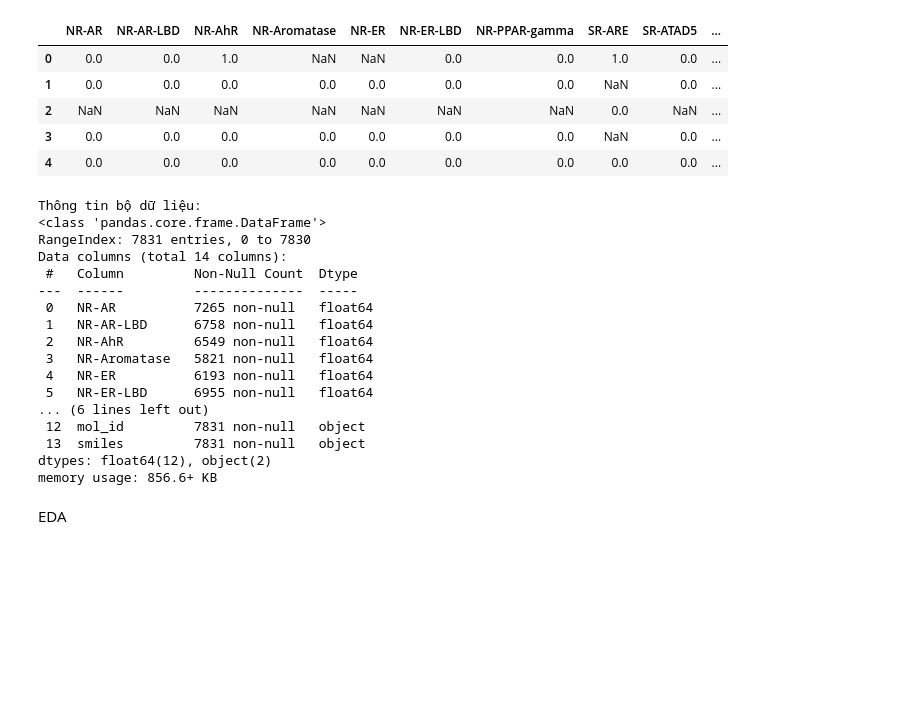
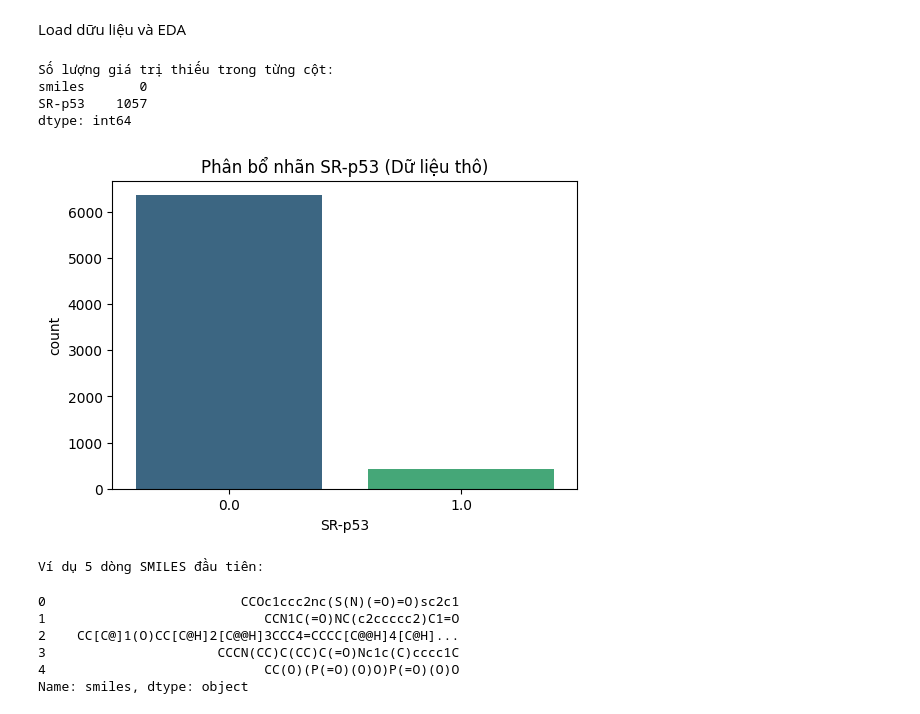
Before and after one commit to HuyVuCS/GroupLab_DrugDiscovery, a Jupyter notebook: Drug Discovery.ipynb, the cells around one changed output. Saved outputs shown, nothing was run; the diff lists cells and outputs as text; code cells hidden in the pictures; blank space fills up the shorter version.

```diff
--- a/Drug Discovery.ipynb
+++ b/Drug Discovery.ipynb
@@ -47,35 +48,31 @@ Requirement already satisfied: six>=1.5 in c:\users\acer\appdata\local\programs\
+# %% [markdown]
+Load dữu liệu và EDA
 # %%
 df = pd.read_csv('tox21.csv')
 
-# Hiển thị 5 dòng đầu tiên
-display(df.head())
+# 1. Kiểm tra giá trị thiếu (NaN)
+print("Số lượng giá trị thiếu trong từng cột:")
+print(df[['smiles', 'SR-p53']].isnull().sum())
 
-# Hiển thị thông tin tổng quan để xem có bao nhiêu cột numeric, bao nhiêu cột object
-print("\nThông tin bộ dữ liệu:")
-df.info()
+# 2. Kiểm tra phân bổ nhãn (trước khi lọc)
+plt.figure(figsize=(6, 4))
+sns.countplot(x='SR-p53', data=df, palette='viridis')
+plt.title('Phân bổ nhãn SR-p53 (Dữ liệu thô)')
+plt.show()
+
+# 3. Xem thử một vài cấu trúc SMILES thô
+print("Ví dụ 5 dòng SMILES đầu tiên:")
+display(df['smiles'].head())
 # %% [output]
-|  | NR-AR | NR-AR-LBD | NR-AhR | NR-Aromatase | NR-ER | NR-ER-LBD | NR-PPAR-gamma | SR-ARE | SR-ATAD5 | ... |
-| 0 | 0.0 | 0.0 | 1.0 | NaN | NaN | 0.0 | 0.0 | 1.0 | 0.0 | ... |
-| 1 | 0.0 | 0.0 | 0.0 | 0.0 | 0.0 | 0.0 | 0.0 | NaN | 0.0 | ... |
-| 2 | NaN | NaN | NaN | NaN | NaN | NaN | NaN | 0.0 | NaN | ... |
-| 3 | 0.0 | 0.0 | 0.0 | 0.0 | 0.0 | 0.0 | 0.0 | NaN | 0.0 | ... |
-| 4 | 0.0 | 0.0 | 0.0 | 0.0 | 0.0 | 0.0 | 0.0 | 0.0 | 0.0 | ... |
-Thông tin bộ dữ liệu:
-<class 'pandas.core.frame.DataFrame'>
-RangeIndex: 7831 entries, 0 to 7830
-Data columns (total 14 columns):
- #   Column         Non-Null Count  Dtype
----  ------         --------------  -----
- 0   NR-AR          7265 non-null   float64
- 1   NR-AR-LBD      6758 non-null   float64
- 2   NR-AhR         6549 non-null   float64
- 3   NR-Aromatase   5821 non-null   float64
- 4   NR-ER          6193 non-null   float64
- 5   NR-ER-LBD      6955 non-null   float64
-... (6 lines left out)
- 12  mol_id         7831 non-null   object
- 13  smiles         7831 non-null   object
-dtypes: float64(12), object(2)
-memory usage: 856.6+ KB
+Số lượng giá trị thiếu trong từng cột:
+smiles       0
+SR-p53    1057
+dtype: int64
+[figure, added]
+Ví dụ 5 dòng SMILES đầu tiên:
+0                         CCOc1ccc2nc(S(N)(=O)=O)sc2c1
+1                            CCN1C(=O)NC(c2ccccc2)C1=O
+2    CC[C@]1(O)CC[C@H]2[C@@H]3CCC4=CCCC[C@@H]4[C@H]...
+3                      CCCN(CC)C(CC)C(=O)Nc1c(C)cccc1C
+4                            CC(O)(P(=O)(O)O)P(=O)(O)O
+Name: smiles, dtype: object
-# %% [markdown]
-EDA
```
Also changed, not shown: parts of 16 cells of this notebook.
